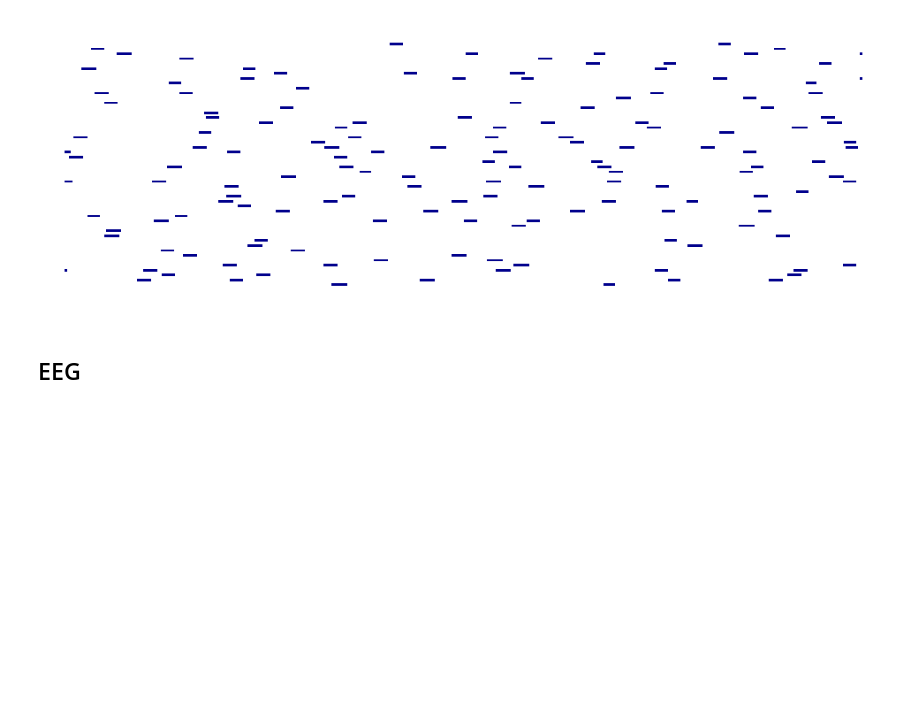
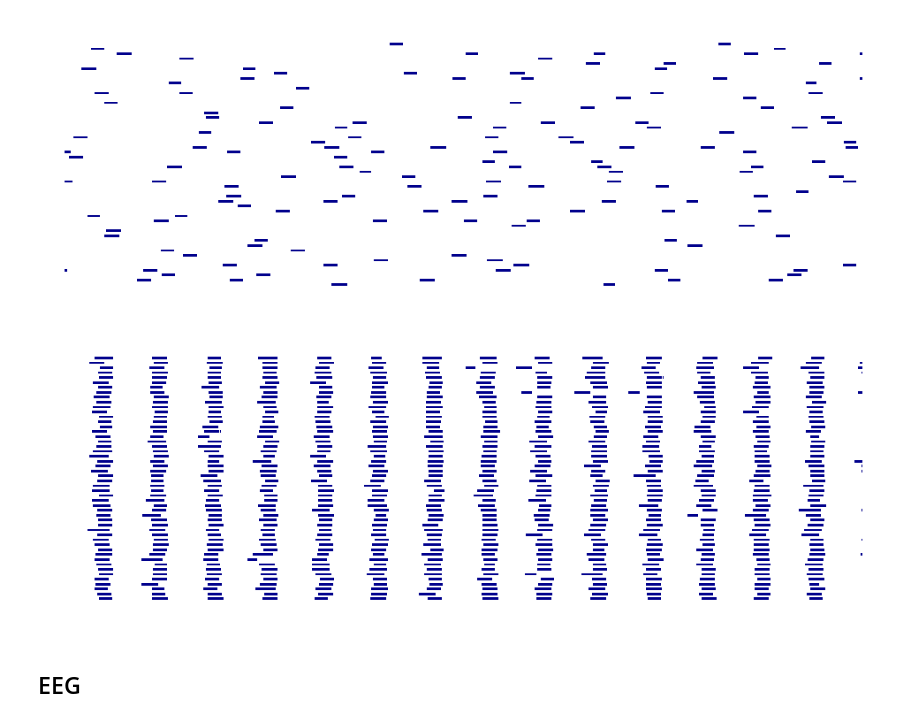
Before and after one commit to Priesemann-Group/perspective_heart_and_brain, a Jupyter notebook: notebooks_figures_paper/FHN_erdos-renyi_toybrain.ipynb, the cells around one changed output. Saved outputs shown, nothing was run; the diff lists cells and outputs as text; code cells hidden in the pictures; blank space fills up the shorter version.

```diff
--- a/notebooks_figures_paper/FHN_erdos-renyi_toybrain.ipynb
+++ b/notebooks_figures_paper/FHN_erdos-renyi_toybrain.ipynb
@@ -89,7 +89,7 @@ def random_graph(N, k, J, seed=100, weights='homogeneous', weight_generator=None
 
 
 k=50
-m=0.0005 # Mean J/k
+m=0.145 # Mean J/k
 N=1000
 L= random_graph(N, k, J=m/k, weights='homogeneous')
 @jit
@@ -157,6 +157,15 @@ u_sol_health, v_sol_health = run_simulation(N=N, J=L1, a=3, b=0.2, e=0.01,  sigm
 
 u_sol_health=u_sol_health.T
 u_sol_health_bin=jnp.where(u_sol_health>0.5, 1, 0)
+# %%
+## epileptic brain simulation
+
+m2 =0.145
+L2= random_graph(N, k, J=m2/k, weights='homogeneous')
+u_sol_ep, v_sol_ep = run_simulation(N=N, J=L2, a=3, b=0.2, e=0.01,  sigma=0.1, total_time=3000, key=random.PRNGKey(int(1000)))
+
+u_sol_ep=u_sol_ep.T
+u_sol_ep_bin=jnp.where(u_sol_ep>0.5, 1, 0)
 # %% [markdown]
 ## Raster plot
 # %%
@@ -175,3 +186,10 @@ for i in range(N1):
+# %%
+data_ep=u_sol_ep_bin[950:, 100:]
+N2, T2 = data_ep.shape
+gap2 = 1  # Gap size (number of blank rows)
+data_ep_with_blanks = np.zeros((N2 * (gap2 + 1), T2))
+for i in range(N2):
+    data_ep_with_blanks[i * (gap2 + 1), :] = data_ep[i, :]
 # %%
 # Desired dimensions in mm
 width_mm = 78
@@ -194,6 +212,28 @@ plt.gca().spines['left'].set_visible(False)
 plt.savefig('FHN_erdos-renyi_toybrain_raster.pdf', **savefig_args)
 # %% [output]
 [figure]
+# %%
+# Desired dimensions in mm
+width_mm = 78
+height_mm = 24
+
+
+# Plot the data
+plt.figure(figsize=(mm_to_inches(width_mm), mm_to_inches(height_mm)), facecolor='none', dpi=300)
+plt.subplots_adjust(left=0.01, right=0.99, top=0.99, bottom=0.01)
+plt.imshow(data_ep_with_blanks, cmap=cmap, interpolation='none',  aspect='auto', rasterized=True)
+plt.xticks([])
+plt.yticks([])
+#plt.ylabel("Excitable cells ", fontsize=16)
+#plt.xlabel("Time (a.u.)", fontsize=16)
+plt.gca().spines['top'].set_visible(False)
+plt.gca().spines['right'].set_visible(False)
+plt.gca().spines['bottom'].set_visible(False)
+plt.gca().spines['left'].set_visible(False)
+
+plt.savefig('FHN_erdos-renyi_toybrain_raster_m=0.145.pdf', **savefig_args)
+# %% [output]
+[figure, added]
 # %% [markdown]
 ## EEG
 # %%
```
Also changed, not shown: parts of 7 cells of this notebook, 3 other files.
